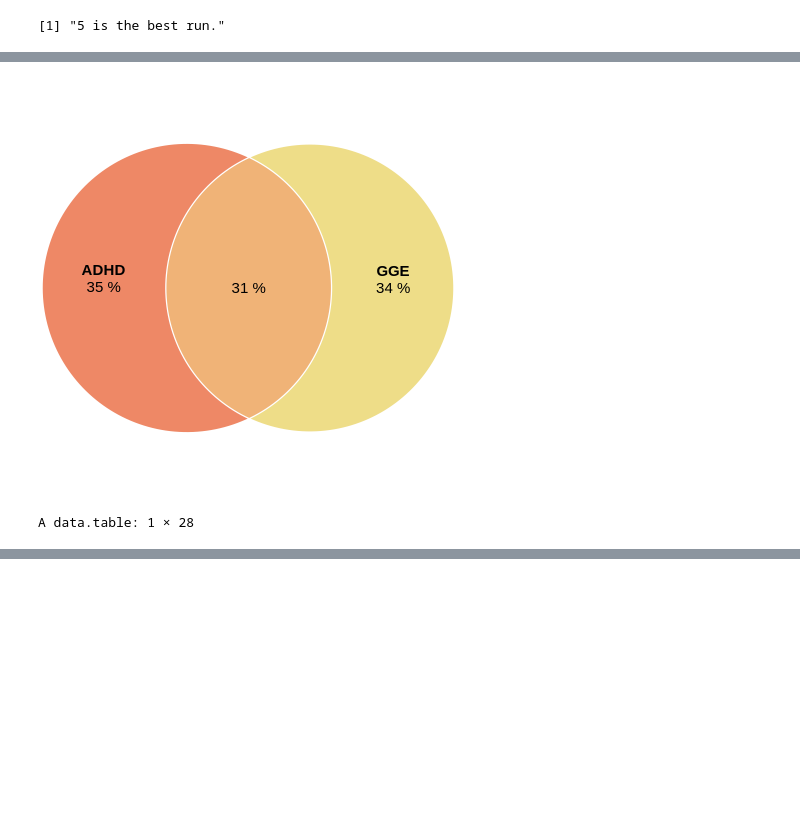
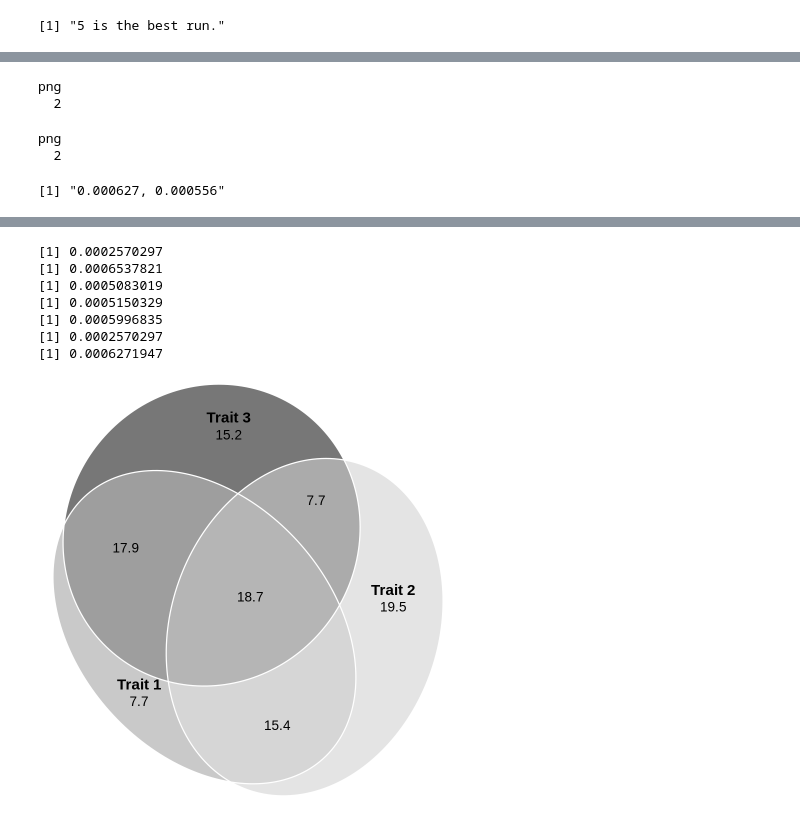
Before and after one commit to precimed/mix3r, a Jupyter notebook: euler.ipynb, the cells around one changed output, grey strips where cells are left out. Saved outputs shown, nothing was run; the diff lists cells and outputs as text; code cells hidden in the pictures; blank space fills up the shorter version.

```diff
--- a/euler.ipynb
+++ b/euler.ipynb
@@ -158,12 +94,64 @@ plot(euler(c("1"=best$p_1, "3"=best$p_3, "1&3"=best$p_13), input="union"),
-# %%
-plot(euler(c("2"=best$p_2, "3"=best$p_3, "2&3"=best$p_23), input="union"),
-     fills = list(fill=colors[c(2,3)], alpha=1),
-     labels = list(labels=labels[c(2,3)], col="black", fontsize=18),
-     edges = list(col="white", lex=2),
-     quantities = list(type="percent", fontsize=18))
-# %% [output]
-[figure, removed]
+# %%
+## Plot
+png(filename=paste0(outf,".png"), width=600, height=600, units="px", pointsize=12, bg="transparent", res=NA)
+plot(fit,
+     fills = list(fill=colors, alpha=alpha),
+     labels = list(labels=labels, col="black", fontsize=label_fontsize),
+     edges = list(col=edge_color, lex=2),
+     lty = edge_lty,
+     quantities = list(type="counts", cex=1, fontsize=number_fontsize))
+dev.off()
+
+## Plot
+svg(filename=paste0(outf,".svg"), onefile=TRUE)
+plot(fit,
+     fills = list(fill=colors, alpha=alpha),
+     labels = list(labels=labels, col="black", fontsize=label_fontsize),
+     edges = list(col=edge_color, lex=2),
+     lty = edge_lty,
+     quantities = list(type="counts", cex=1, fontsize=number_fontsize))
+dev.off()
+# %% [output]
+png
+  2
+png
+  2
 # %%
-best
+# plot expected
+max_p123 = min(best$p_12,best$p_13,best$p_23)
+min_p123 = max(0,best$p_12+best$p_13-best$p_1,best$p_12+best$p_23-best$p_2,best$p_13+best$p_23-best$p_3)
+expected_p123 =  0.5*(min_p123 + max_p123)
+sprintf("%f, %f", expected_p123, best$p_123)
+
+acceptable_negative_gap = -3E-5
+p1 <- best$p_1 - best$p_12 - best$p_13 + expected_p123
+if (p1<0 & p1>acceptable_negative_gap) {p1 <- 0}
+p2 <- best$p_2 - best$p_12 - best$p_23 + expected_p123
+if (p2<0 & p2>acceptable_negative_gap) {p2 <- 0}
+p3 <- best$p_3 - best$p_13 - best$p_23 + expected_p123
+if (p3<0 & p3>acceptable_negative_gap) {p3 <- 0}
+p12 <- best$p_12 - expected_p123
+if (p12<0 & p12>acceptable_negative_gap) {p12 <- 0}
+p13 <- best$p_13 - expected_p123
+if (p13<0 & p13>acceptable_negative_gap) {p13 <- 0}
+p23 <- best$p_23 - expected_p123
+if (p23<0 & p23>acceptable_negative_gap) {p23 <- 0}
+p123 <- expected_p123
+if (p123<0 & p1>acceptable_negative_gap) {p123 <- 0}
+print(p1)
+print(p2)
+print(p3)
+print(p12)
+print(p13)
+print(p23)
+print(p123)
+vec2plot = c("1"=round(factor*p1,1),"2"=round(factor*p2,1),"3"=round(factor*p3,1),"1&2"=round(factor*p12,1),"1&3"=round(factor*p13,1),"2&3"=round(factor*p23,1),"1&2&3"=round(factor*p123,1))
+fit <- euler(vec2plot, input="disjoint", shape="ellipse")
+# Show, don't plot
+plot(fit,
+     fills = list(fill=colors, alpha=0.8),
+     labels = list(labels=labels, col="black", fontsize=18),
+     edges = list(col="white", lex=2),
+     quantities = list(type="counts", cex=0.9, fontsize=18)) # quantities=c("3","3","3","2","2","2","1")
 # %% [output]
-A data.table: 1 × 28
+[1] "0.000627, 0.000556"
@@ -172,0 +158,8 @@ A data.table: 1 × 28
+[1] 0.0002570297
+[1] 0.0006537821
+[1] 0.0005083019
+[1] 0.0005150329
+[1] 0.0005996835
+[1] 0.0002570297
+[1] 0.0006271947
+[figure, added]
```
Also changed, not shown: parts of 37 cells of this notebook.
